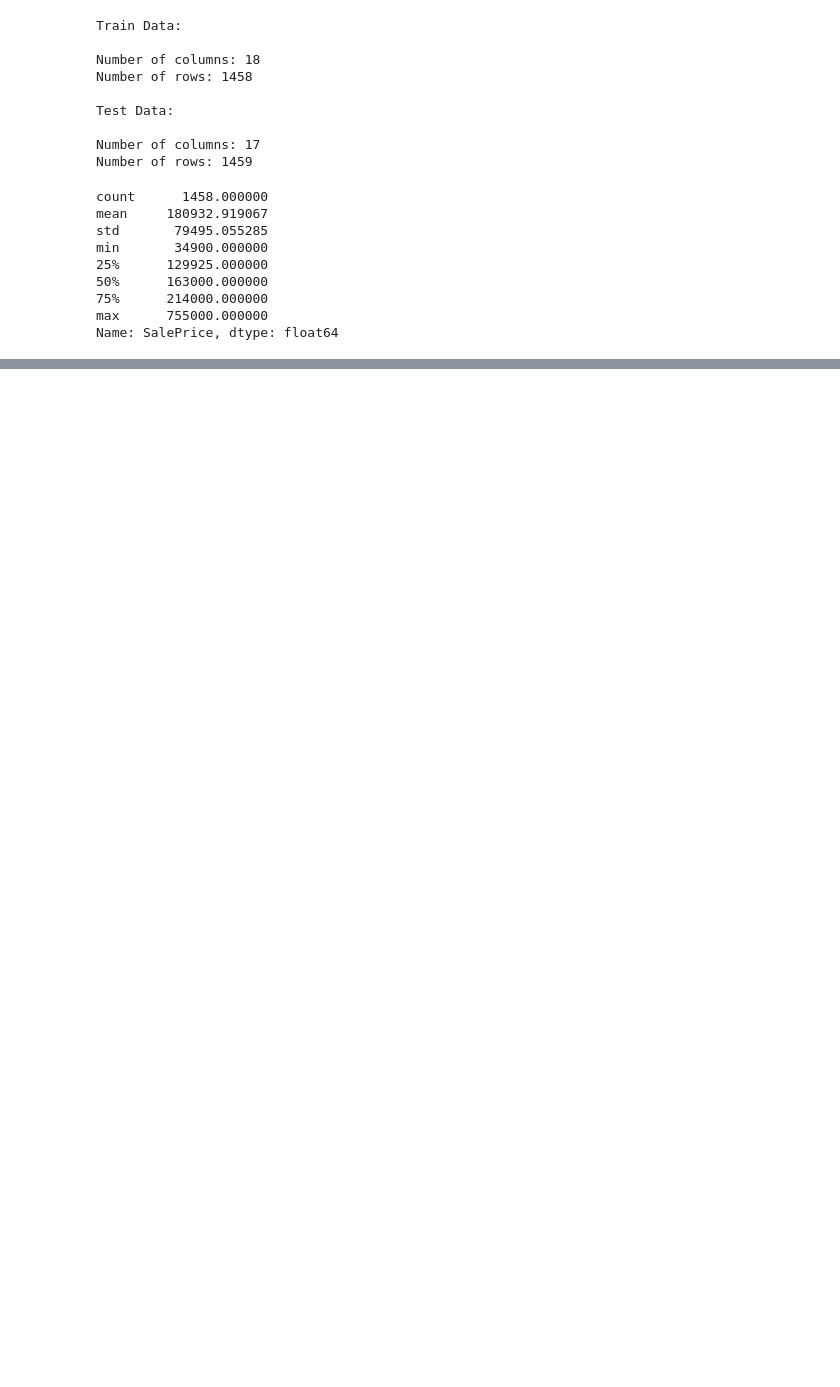
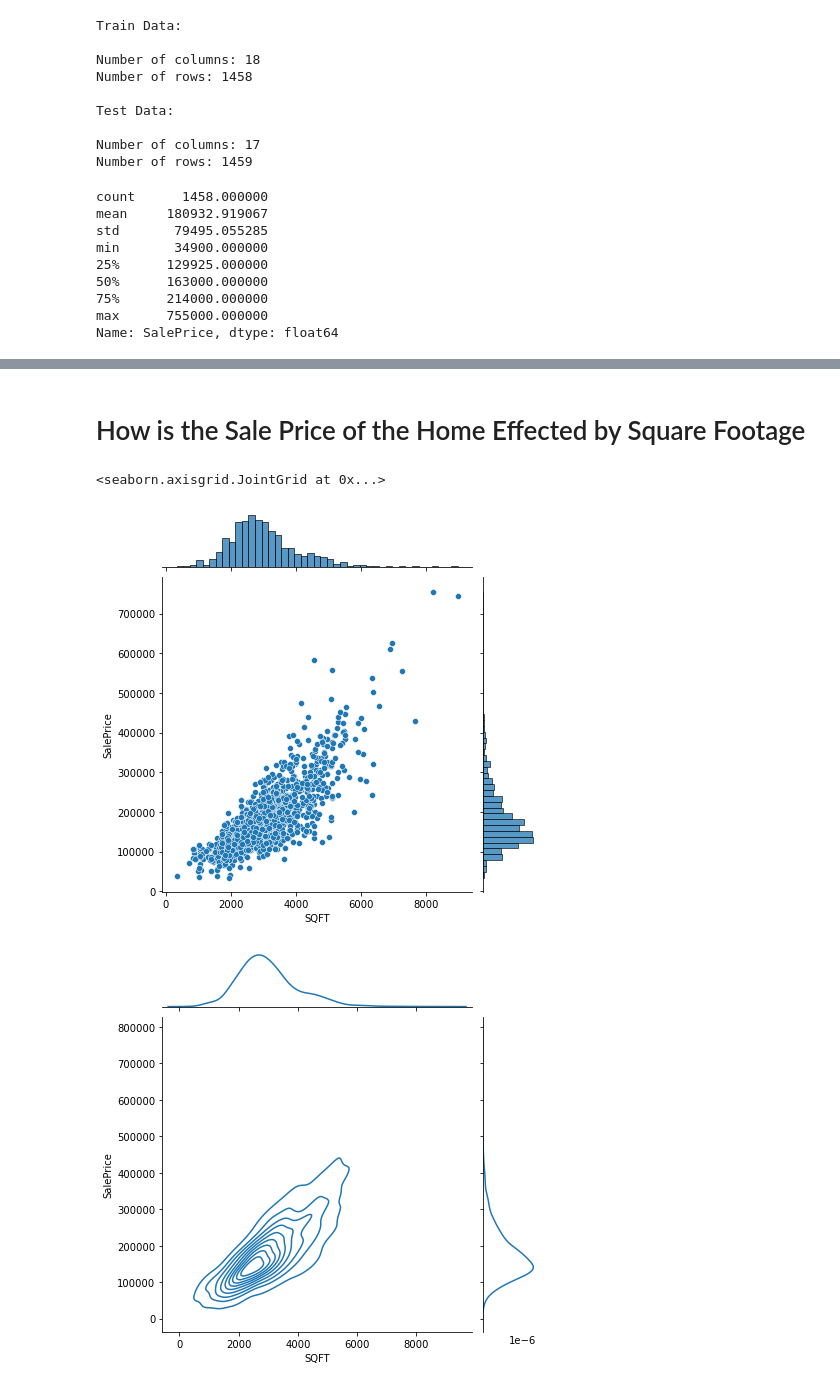
Before and after one commit to vvinci21/Team_8, a Jupyter notebook: Team8_HousingPred.ipynb, the cells around one changed output, grey strips where cells are left out. Saved outputs shown, nothing was run; the diff lists cells and outputs as text; code cells hidden in the pictures; blank space fills up the shorter version.

```diff
--- a/Team8_HousingPred.ipynb
+++ b/Team8_HousingPred.ipynb
@@ -54,0 +164,24 @@ Name: SalePrice, dtype: float64
+# %%
+#X['SQFT']= X.iloc[]'BsmtFinSF1' + 'TotalBsmtSF' + 'FirstFlrSF' + 'SecFlrSF'
+column_names = ['BsmtFinSF1','TotalBsmtSF','FirstFlrSF','SecFlrSF']
+
+X['SQFT']= X[column_names].sum(axis=1)
+# %% [markdown]
+# How is the Sale Price of the Home Effected by Square Footage
+# %%
+
+sns.jointplot(x=X["SQFT"] ,
+             y=y,
+             data=X)
+sns.jointplot(x=X["SQFT"] ,
+             y=y,
+             data=X,
+             kind='kde')
+sns.jointplot(x=X["SQFT"] ,
+             y=y,
+             data=X,
+             kind='hex')
+# %% [output]
+<seaborn.axisgrid.JointGrid at 0x...>
+[figure, added]
+[figure, added]
```
Also changed, not shown: parts of 23 cells of this notebook.
